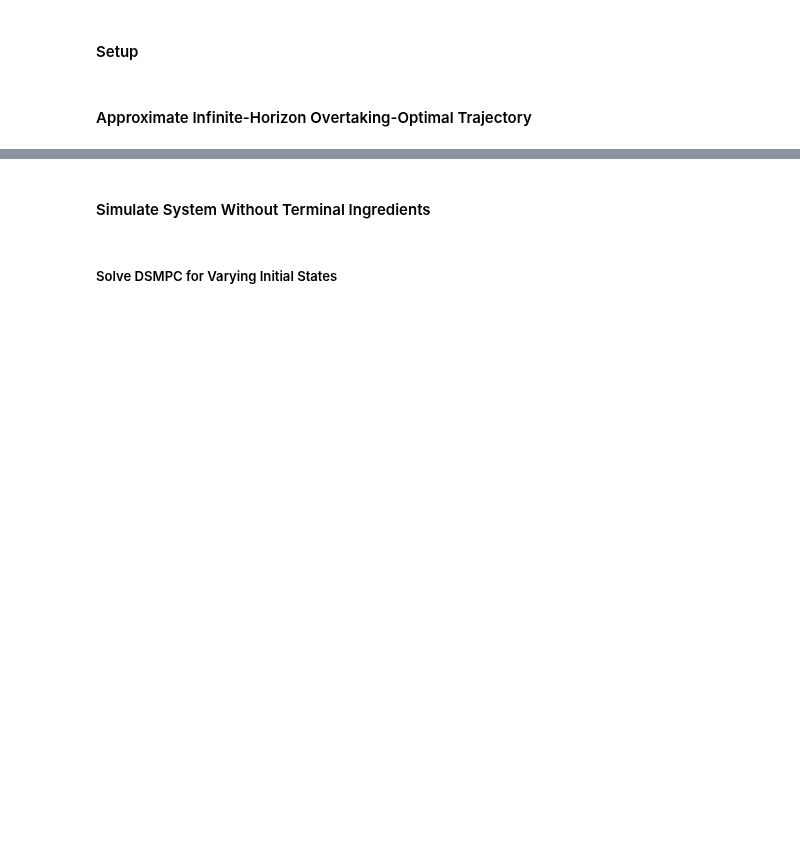
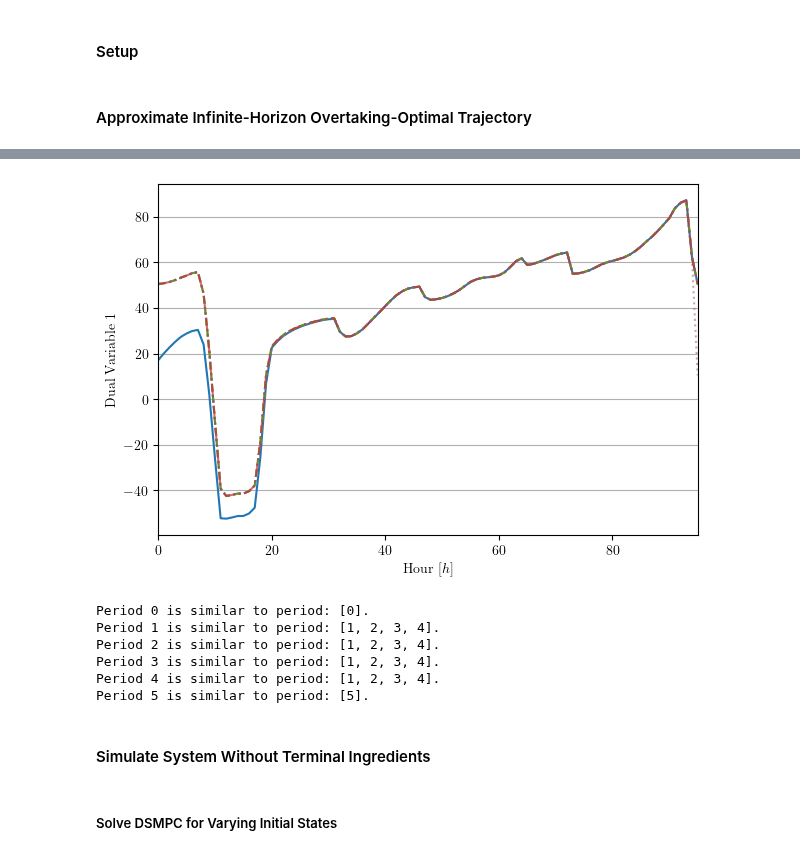
Before and after one commit to Gedlex/time-varying-RHGs, a Jupyter notebook: empc_DSMPC.ipynb, the cells around one changed output, grey strips where cells are left out. Drawn from its saved outputs; the diff is of its cells as text; code cells hidden in the pictures; blank space fills up the shorter version.

```diff
--- a/empc_DSMPC.ipynb
+++ b/empc_DSMPC.ipynb
@@ -49,3 +86,50 @@ u_inf = sol_u.T
+# %%
+# Set font style
+plt.rcParams['text.usetex'] = True
+
+# Create time and get state related dual variables
+idx = 1
+time_vector = np.arange(T)
+dual_vector_inf = np.hstack(dual_vars_inf[0:ctrl_inf.params.N]).T
+
+# Create figure
+plt.figure(figsize=(6, 4), layout='constrained')
+
+# Plot x_inf over time
+ls = ['-', '--', '--', '-.', ':', ':']
+alpha = [1, 0.9, 0.8, 0.7, 0.6, 0.5]
+for i in range(N):
+    plt.plot(time_vector, dual_vector_inf[i*T:(i+1)*T,idx].T, ls=ls[i], alpha=alpha[i])
+
+# Add labels and title
+plt.xlabel(r'\rmfamily{Hour} $[h]$')
+plt.ylabel(f'\\rmfamily{{Dual Variable {idx}}}')
+
+# Set limits
+plt.autoscale(enable=True, axis='x', tight=True)
+
+# Set grid
+ax = plt.gca()
+ax.yaxis.grid(True)
+ax.xaxis.grid(False)
+
+# Show plot
+plt.show()
+# %% [output]
+[figure, added]
+# %%
+# Check if dual variables are equal for each period
+for i in range(N):
+    matches = [np.allclose(dual_vector_inf[i*T:(i+1)*T,:], dual_vector_inf[j*T:(j+1)*T,:]) for j in range(6)]
+    indices = [i for i, val in enumerate(matches) if val]
+    print(f'Period {i} is similar to period: {indices}.')
+# %% [output]
+Period 0 is similar to period: [0].
+Period 1 is similar to period: [1, 2, 3, 4].
+Period 2 is similar to period: [1, 2, 3, 4].
+Period 3 is similar to period: [1, 2, 3, 4].
+Period 4 is similar to period: [1, 2, 3, 4].
+Period 5 is similar to period: [5].
 # %% [markdown]
 #### Simulate System Without Terminal Ingredients
 # %% [markdown]
```
Also changed, not shown: parts of 26 cells of this notebook, 8 other files.
